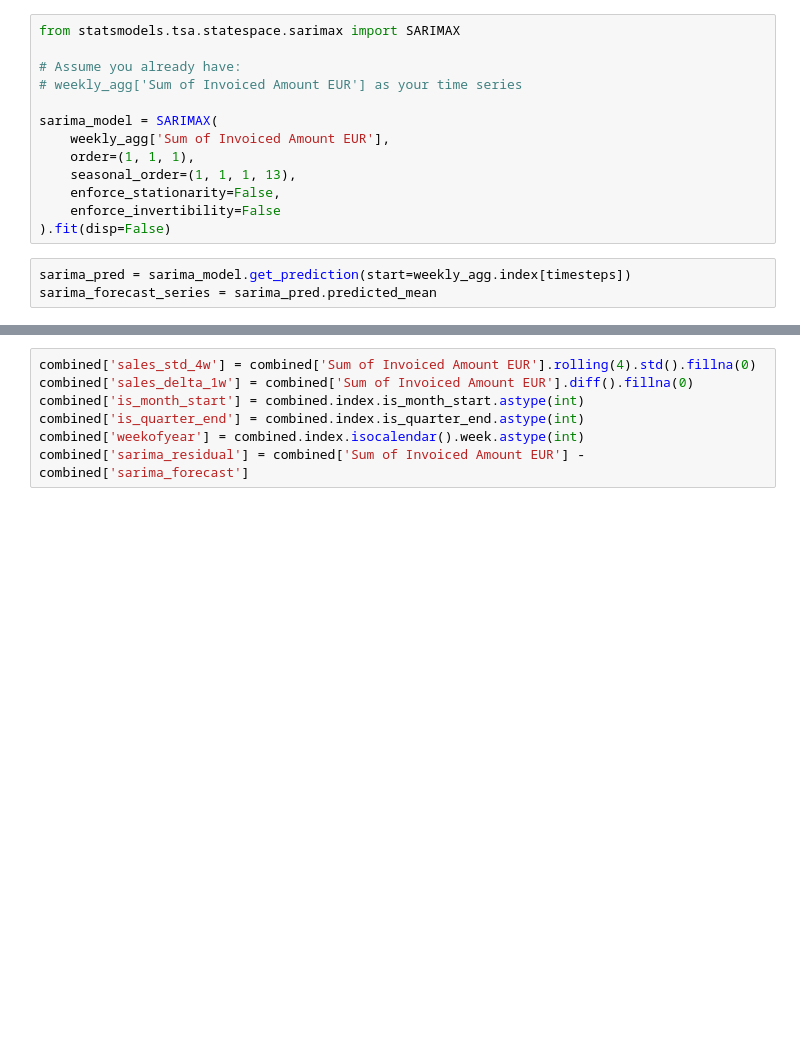
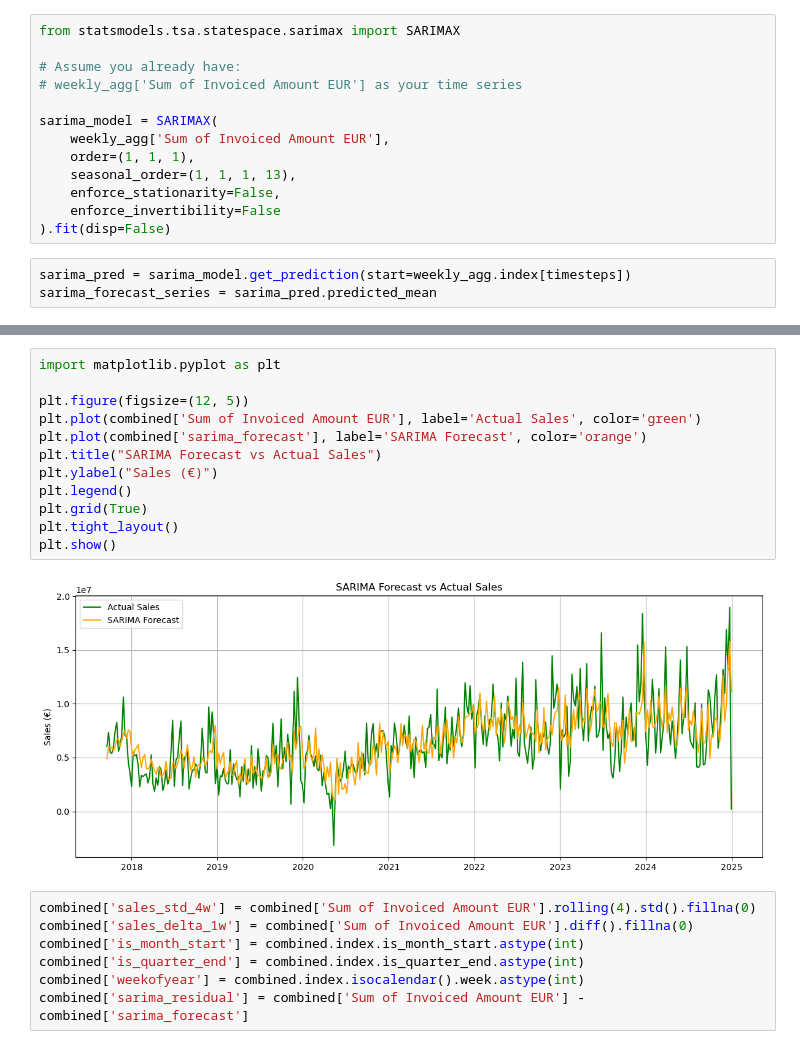
Before and after one commit to MrStrelan/SalesPredictionFramework, a Jupyter notebook: SARIMA.ipynb, the cells around one changed output, grey strips where cells are left out. Saved outputs shown, nothing was run; the diff lists cells and outputs as text; blank space fills up the shorter version.

```diff
--- a/SARIMA.ipynb
+++ b/SARIMA.ipynb
@@ -1063,3 +1074,17 @@ combined['sarima_forecast'] = sarima_forecast
+# %%
+import matplotlib.pyplot as plt
+
+plt.figure(figsize=(12, 5))
+plt.plot(combined['Sum of Invoiced Amount EUR'], label='Actual Sales', color='green')
+plt.plot(combined['sarima_forecast'], label='SARIMA Forecast', color='orange')
+plt.title("SARIMA Forecast vs Actual Sales")
+plt.ylabel("Sales (€)")
+plt.legend()
+plt.grid(True)
+plt.tight_layout()
+plt.show()
+# %% [output]
+[figure, added]
 # %%
 combined['sales_std_4w'] = combined['Sum of Invoiced Amount EUR'].rolling(4).std().fillna(0)
 combined['sales_delta_1w'] = combined['Sum of Invoiced Amount EUR'].diff().fillna(0)
```
Also changed, not shown: parts of 33 cells of this notebook, 3 other files.
